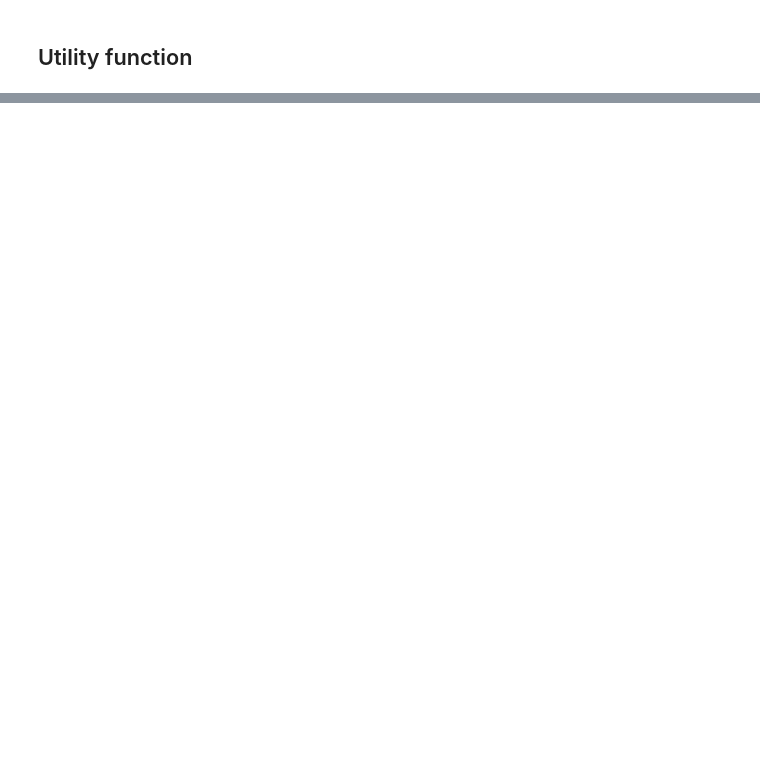
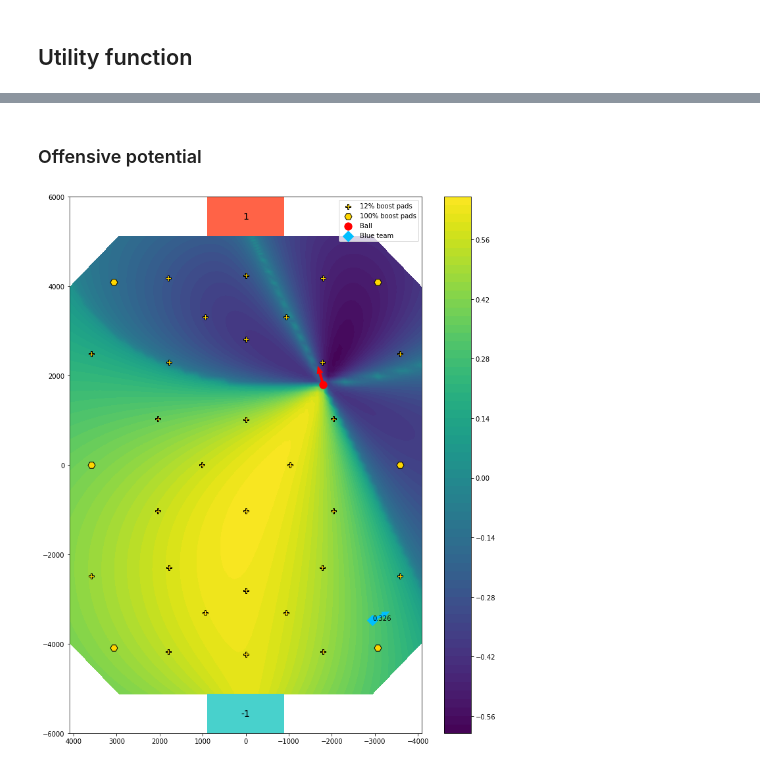
Before and after one commit to Enkhai/lucy-utils, a Jupyter notebook: examples/18_reward_building.ipynb, the cells around one changed output, grey strips where cells are left out. Saved outputs shown, nothing was run; the diff lists cells and outputs as text; code cells hidden in the pictures; blank space fills up the shorter version.

Commit message:
Worked on the reward shaping / utility function

```diff
--- a/examples/18_reward_building.ipynb
+++ b/examples/18_reward_building.ipynb
@@ -103,0 +179,38 @@ average_car2ball_vel = 850 // fps
+# %% [markdown]
+### Offensive potential
+# %%
+def offensive_potential(player_position,
+                        ball_position,
+                        player_lin_velocity,
+                        defense=0.5,
+                        offense=0.5,
+                        orange=False):
+    """
+    Offensive potential function. When the player to ball and ball to goal vectors align
+    we should reward player to ball velocity.
+    """
+
+    player2ball_vel = common.velocity_player2ball(player_position, player_lin_velocity, ball_position) + 1e-8
+    align_ball_rew = common.align_ball(player_position, ball_position,
+                                       defense, offense, orange) + 1e-8
+    # logical OR
+    # when both alignment and player to ball velocity are negative we must get a negative output
+    sign = (((player2ball_vel >= 0) | (align_ball_rew >= 0)) - 0.5) * 2
+    rew = (align_ball_rew * player2ball_vel)
+    # square root because we multiply two values between -1 and 1
+    # "weighted" product (n_1 * n_2 * ... * n_N) ^ (1 / N)
+    return np.sqrt(np.abs(rew)) * np.sign(rew) * sign
+# %%
+offensive_potential_zs = offensive_potential(arena_positions,
+                                             ball_position,
+                                             blue_lin_vels[0],
+                                             0.5, 0.5
+                                            )
+# %%
+plotting.arena_contour(offensive_potential_zs,
+                       ball_position,
+                       ball_lin_velocity,
+                       np.array([[-3000, -3500, 100]]),
+                       blue_lin_vels[0][None])
+# %% [output]
+[figure, added]
```
Also changed, not shown: parts of 28 cells of this notebook, 1 other file.
